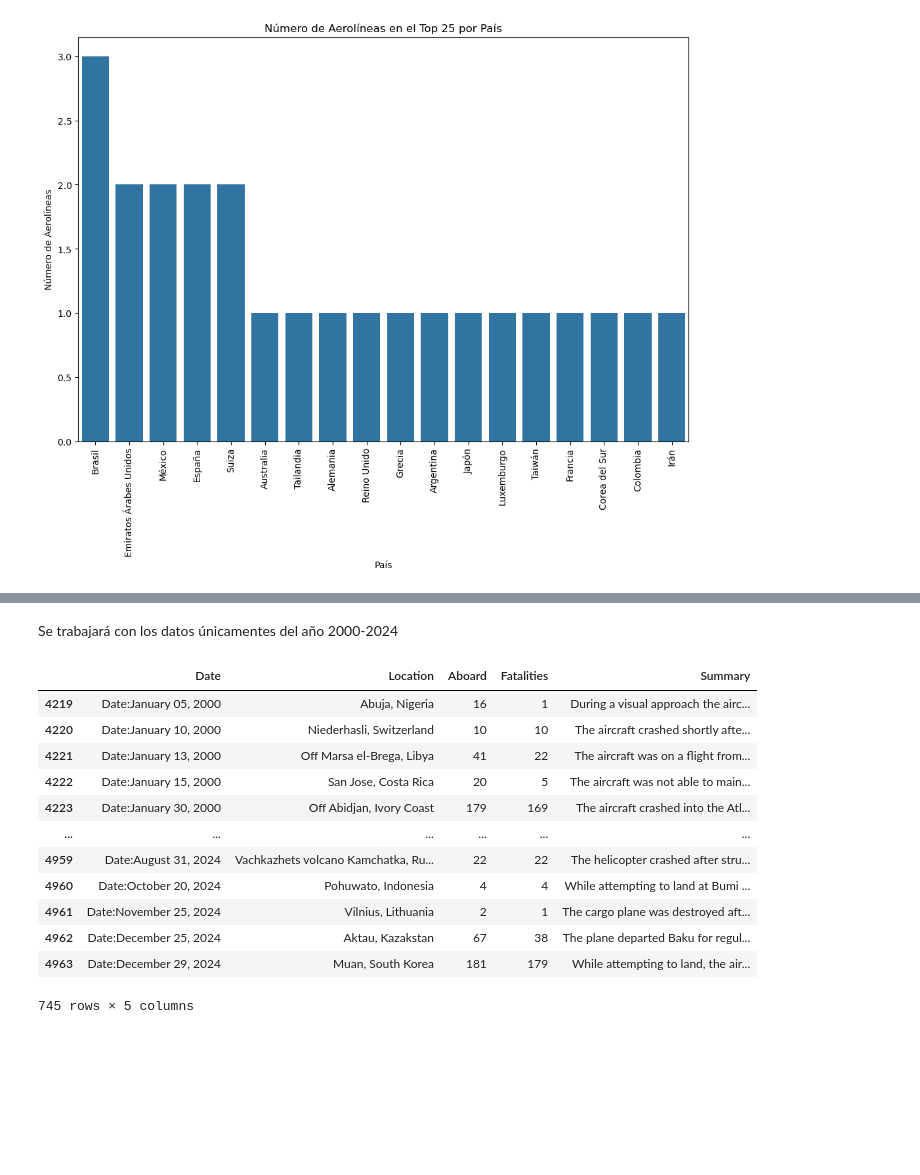
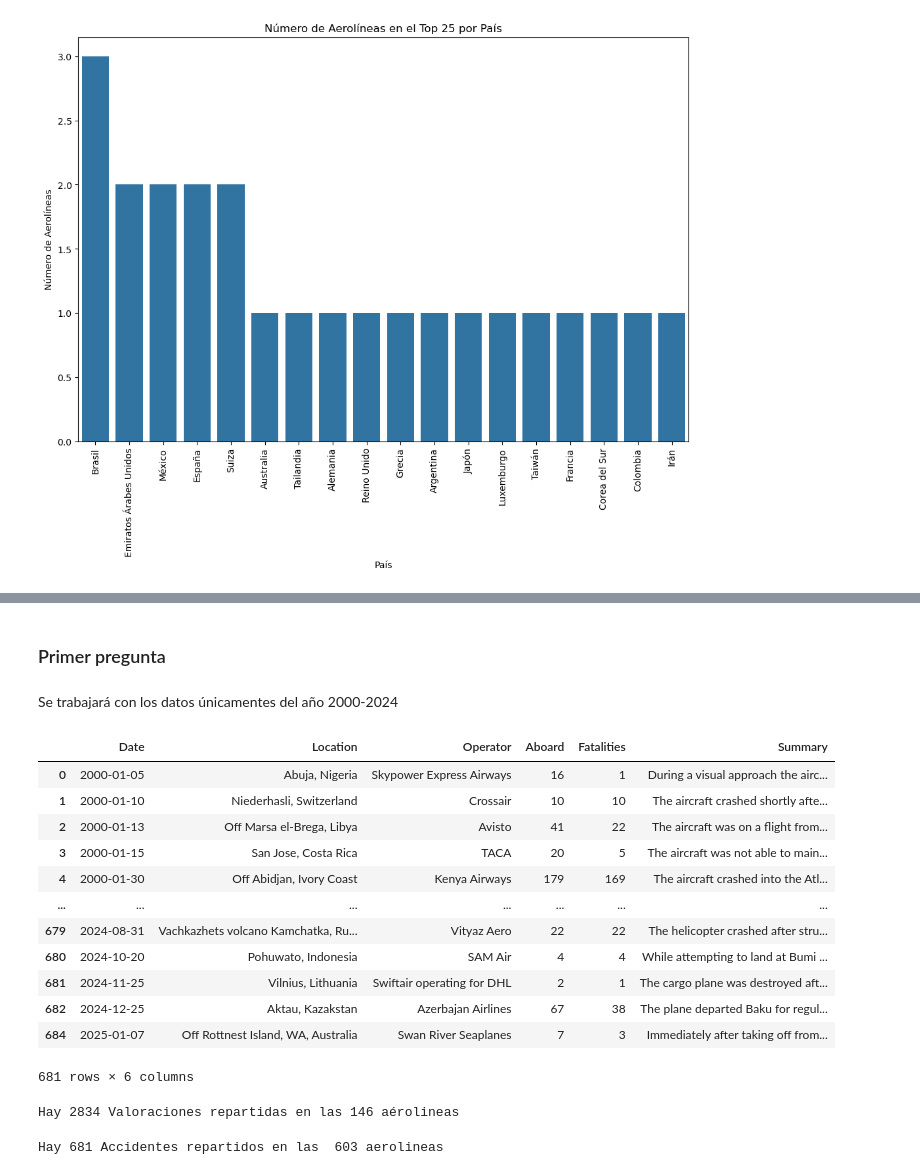
Before and after one commit to 2Dsa3/PROYECTO-1-LENGUAJES-DE-PROGRAMACI-N, a Jupyter notebook: Proyecto 2/EDA_rated_flights.ipynb, the cells around one changed output, grey strips where cells are left out. Cells and saved outputs as stored; diff of their text form; code cells hidden in the pictures; blank space fills up the shorter version.

Commit message:
respuesta a las preguntas 1 y 2

```diff
--- a/Proyecto 2/EDA_rated_flights.ipynb
+++ b/Proyecto 2/EDA_rated_flights.ipynb
@@ -192,0 +201,4 @@ plt.show()
+# %%
+df_plane_crashes = pd.read_csv('plane_crashes_with_operator.csv')
+
+# solo trabajaremos con las filas desde el 2000 - 2024
@@ -193,3 +207,2 @@ plt.show()
 # %%
-df_plane_crashes = pd.read_csv('plane_crashes.csv')
-df_plane_crashes
+df_plane_crashes_extended = pd.read_csv('plane_crashes.csv')
@@ -228,32 +209,47 @@ df_flights_all_years
+# %% [markdown]
+### Primer pregunta
 # %% [markdown]
 Se trabajará con los datos únicamentes del año 2000-2024
 # %%
-#Filtrar anios 2000 - 2024
 
-df_plane_crashes_years=pd.to_datetime(df_plane_crashes['Date'].str.replace("Date:",""), format="%B %d, %Y").dt.year
 
-df_plane_crashes.where(df_plane_crashes_years.between(2000,2024), inplace=True)
+df_plane_crashes['Date']=pd.to_datetime(df_plane_crashes['Date'].str.replace("Date:",""), format="%B %d, %Y")
 
-df_plane_crashes.dropna(inplace=True)
 
 #Eliminar palabras innecesarias
 df_plane_crashes['Location']=df_plane_crashes['Location'].str.replace('Location:','')
+df_plane_crashes['Operator']=df_plane_crashes['Operator'].str.replace('Operator:','')
 df_plane_crashes['Aboard']=df_plane_crashes['Aboard'].str.replace(r'Aboard:?|\(.*\)','', regex=True)
 df_plane_crashes['Fatalities']=df_plane_crashes['Fatalities'].str.replace(r'Fatalities:?|\(.*\)','', regex=True)
 df_plane_crashes['Summary']=df_plane_crashes['Summary'].str.replace('Summary:','')
 
+
+#eliminamos los registros con valores nulos
+df_plane_crashes.dropna(inplace=True)
+
+#Se verifica si hay valores duplicados
+df_plane_crashes.duplicated().sum()
+
 df_plane_crashes
 # %% [output]
-|  | Date | Location | Aboard | Fatalities | Summary |
-| 4219 | Date:January 05, 2000 | Abuja, Nigeria | 16 | 1 | During a visual approach the airc... |
-| 4220 | Date:January 10, 2000 | Niederhasli, Switzerland | 10 | 10 | The aircraft crashed shortly afte... |
-| 4221 | Date:January 13, 2000 | Off Marsa el-Brega, Libya | 41 | 22 | The aircraft was on a flight from... |
-| 4222 | Date:January 15, 2000 | San Jose, Costa Rica | 20 | 5 | The aircraft was not able to main... |
-| 4223 | Date:January 30, 2000 | Off Abidjan, Ivory Coast | 179 | 169 | The aircraft crashed into the Atl... |
-| ... | ... | ... | ... | ... | ... |
-| 4959 | Date:August 31, 2024 | Vachkazhets volcano Kamchatka, Ru... | 22 | 22 | The helicopter crashed after stru... |
-| 4960 | Date:October 20, 2024 | Pohuwato, Indonesia | 4 | 4 | While attempting to land at Bumi ... |
-| 4961 | Date:November 25, 2024 | Vilnius, Lithuania | 2 | 1 | The cargo plane was destroyed aft... |
-| 4962 | Date:December 25, 2024 | Aktau, Kazakstan | 67 | 38 | The plane departed Baku for regul... |
-| 4963 | Date:December 29, 2024 | Muan, South Korea | 181 | 179 | While attempting to land, the air... |
+|  | Date | Location | Operator | Aboard | Fatalities | Summary |
+| 0 | 2000-01-05 | Abuja, Nigeria | Skypower Express Airways | 16 | 1 | During a visual approach the airc... |
+| 1 | 2000-01-10 | Niederhasli, Switzerland | Crossair | 10 | 10 | The aircraft crashed shortly afte... |
+| 2 | 2000-01-13 | Off Marsa el-Brega, Libya | Avisto | 41 | 22 | The aircraft was on a flight from... |
+| 3 | 2000-01-15 | San Jose, Costa Rica | TACA | 20 | 5 | The aircraft was not able to main... |
+| 4 | 2000-01-30 | Off Abidjan, Ivory Coast | Kenya Airways | 179 | 169 | The aircraft crashed into the Atl... |
+| ... | ... | ... | ... | ... | ... | ... |
+| 679 | 2024-08-31 | Vachkazhets volcano Kamchatka, Ru... | Vityaz Aero | 22 | 22 | The helicopter crashed after stru... |
+| 680 | 2024-10-20 | Pohuwato, Indonesia | SAM Air | 4 | 4 | While attempting to land at Bumi ... |
+| 681 | 2024-11-25 | Vilnius, Lithuania | Swiftair operating for DHL | 2 | 1 | The cargo plane was destroyed aft... |
+| 682 | 2024-12-25 | Aktau, Kazakstan | Azerbajan Airlines | 67 | 38 | The plane departed Baku for regul... |
+| 684 | 2025-01-07 | Off Rottnest Island, WA, Australia | Swan River Seaplanes | 7 | 3 | Immediately after taking off from... |
-745 rows × 5 columns
+681 rows × 6 columns
+# %%
+print(f"Hay",df_RatedFlights_airlineBYrating_filtered.shape[0],"Valoraciones repartidas en las", airlinesFilteredCount, "aérolineas")
+# %% [output]
+Hay 2834 Valoraciones repartidas en las 146 aérolineas
+# %%
+print(f"Hay", df_plane_crashes.shape[0],"Accidentes repartidos en las ",df_plane_crashes['Operator'].unique().size, "aerolineas")
+# %% [output]
+Hay 681 Accidentes repartidos en las  603 aerolineas
```
Also changed, not shown: parts of 26 cells of this notebook, 2 other files.
